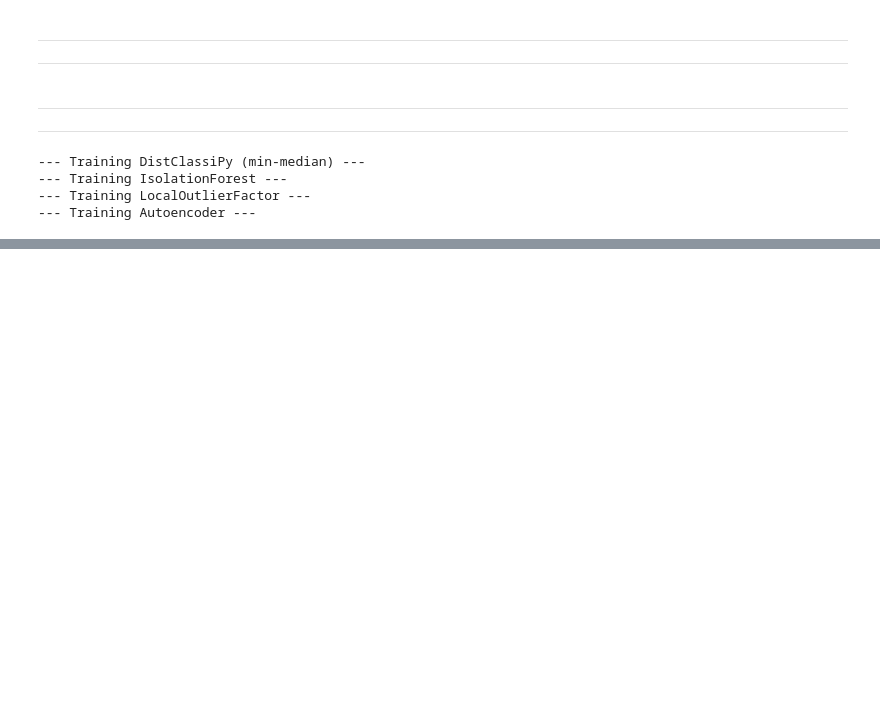
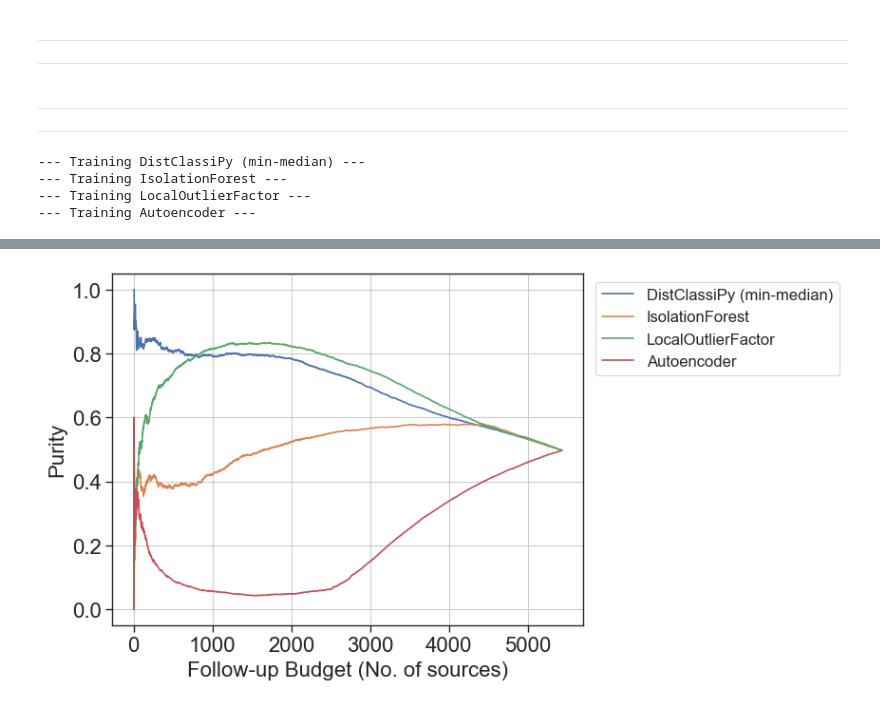
Before and after one commit to sidchaini/DistanceAnomalies, a Jupyter notebook: 04. ad comparison/rutgers02. spm features.ipynb, the cells around one changed output, grey strips where cells are left out. Saved outputs shown, nothing was run; the diff lists cells and outputs as text; code cells hidden in the pictures; blank space fills up the shorter version.

```diff
--- a/04. ad comparison/rutgers02. spm features.ipynb
+++ b/04. ad comparison/rutgers02. spm features.ipynb
@@ -564,18 +666,20 @@ plt.show()
 # %%
-endnum = 5434
-# endum = len(results_df)+1
+endum = len(results_df)
 
 top_ns = np.arange(start=1, stop=endnum+1)
 
 
 for model_name in models_to_test.keys():
     plt.plot(top_ns, methods_percent[model_name][:endnum], label=model_name)
 plt.ylabel("Purity", fontsize=16)
 plt.xlabel("Follow-up Budget (No. of sources)", fontsize=16)
 plt.gca().tick_params(axis='both', which='major', labelsize=16)
 plt.gca().tick_params(axis='both', which='minor', labelsize=12)
 plt.legend(bbox_to_anchor=(1.01, 1), loc='upper left', fontsize=12)
+plt.savefig("allobjsbudget4methods.png",dpi=300,bbox_inches="tight")
 plt.show()
+# %% [output]
+[figure, added]
 # %%
 ranks = results_df.iloc[:, 2:].rank(ascending=False, method='dense')
 # %%
```
Also changed, not shown: parts of 15 cells of this notebook, 5 other files.
